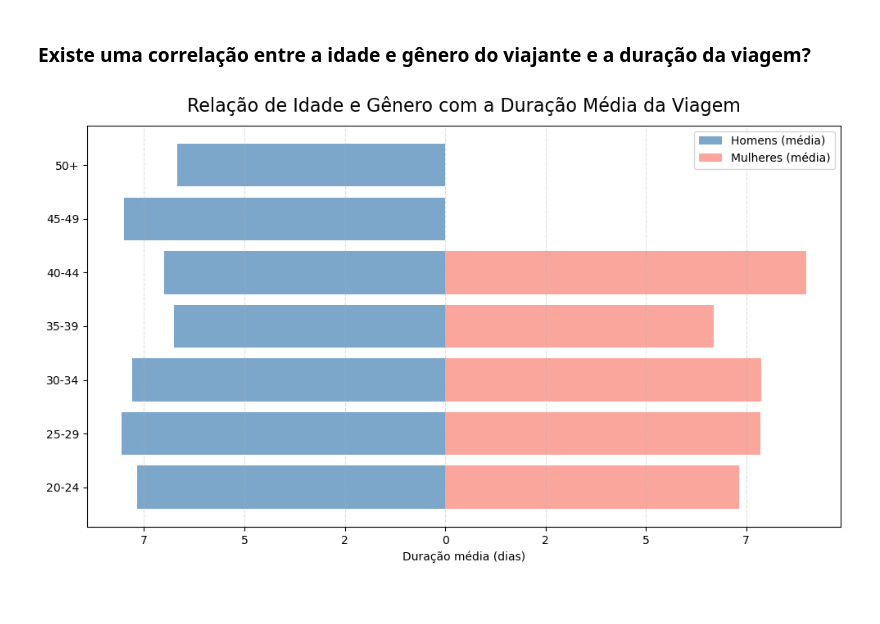
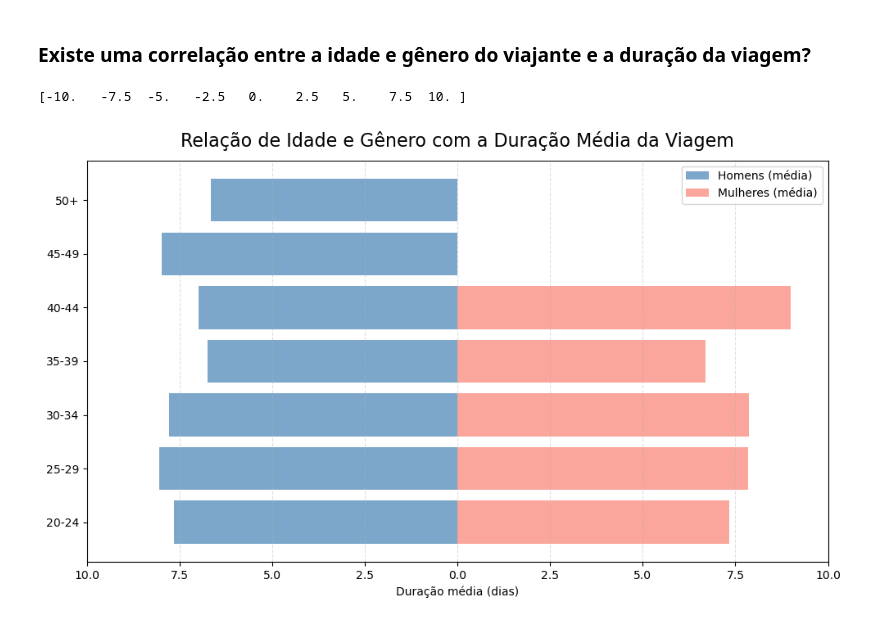
Before and after one commit to EduardoLolli/prog1, a Jupyter notebook: IPC_Analise_Dados.ipynb, the cells around one changed output. Drawn from its saved outputs; the diff is of its cells as text; code cells hidden in the pictures.

```diff
--- a/IPC_Analise_Dados.ipynb
+++ b/IPC_Analise_Dados.ipynb
@@ -179,34 +179,35 @@ faixas_etarias = [ '20-24', '25-29', '30-34', '35-39','40-44', '45-49', '50+']
 male = df[df[traveler_gender_col] == 'Male'].copy()
 female = df[df[traveler_gender_col] == 'Female'].copy()
 
 
 male['age_bin'] = pd.cut(male[traveler_age_col], bins=bins, labels=faixas_etarias, right=False)
 female['age_bin'] = pd.cut(female[traveler_age_col], bins=bins, labels=faixas_etarias, right=False)
 
 male_means = male.groupby('age_bin', observed=False)[duration_col].mean().reindex(faixas_etarias).fillna(0)
 female_means = female.groupby('age_bin', observed=False)[duration_col].mean().reindex(faixas_etarias).fillna(0)
 
 y = np.arange(len(faixas_etarias))
 
 fig, ax = plt.subplots(figsize=(10, 6))
 
 
 ax.barh(y, -male_means.values, color='steelblue', alpha=0.7, label='Homens (média)')
 ax.barh(y, female_means.values, color='salmon', alpha=0.7, label='Mulheres (média)')
 
 ax.set_yticks(y)
-
-
 ax.set_yticklabels(faixas_etarias)
 ax.set_xlabel('Duração média (dias)')
 ax.set_title("Relação de Idade e Gênero com a Duração Média da Viagem", fontsize=16, pad=12)
 ax.legend()
 
 xticks = ax.get_xticks()
-ax.set_xticklabels([abs(int(x)) for x in xticks])
+print(xticks)
+ax.set_xticks(xticks)
+ax.set_xticklabels([abs(float(x)) for x in xticks])
 
 plt.grid(axis='x', ls='--', alpha=0.4)
 plt.tight_layout()
 plt.show()
 # %% [output]
+[-10.   -7.5  -5.   -2.5   0.    2.5   5.    7.5  10. ]
-[figure, old version]
+[figure, new version]
```
